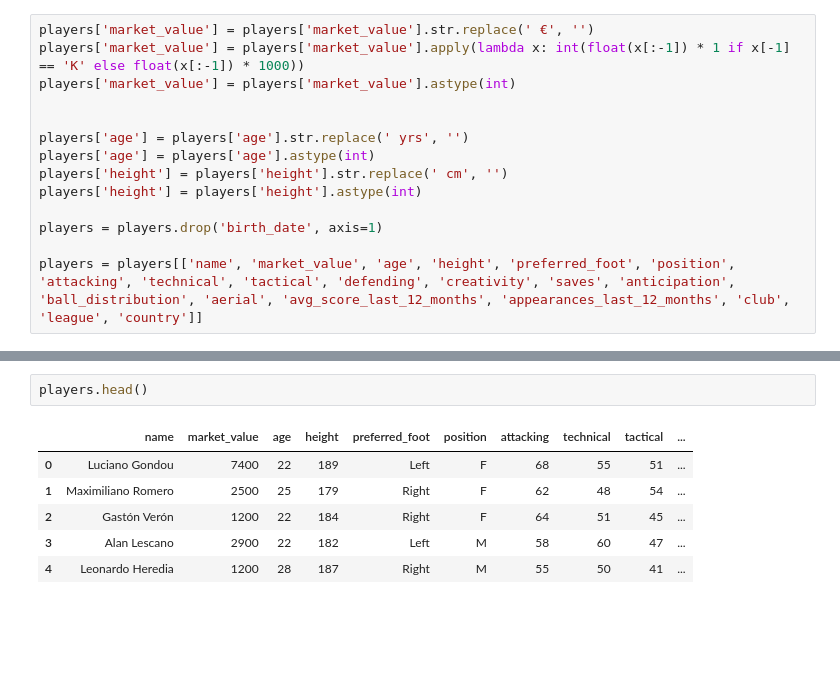
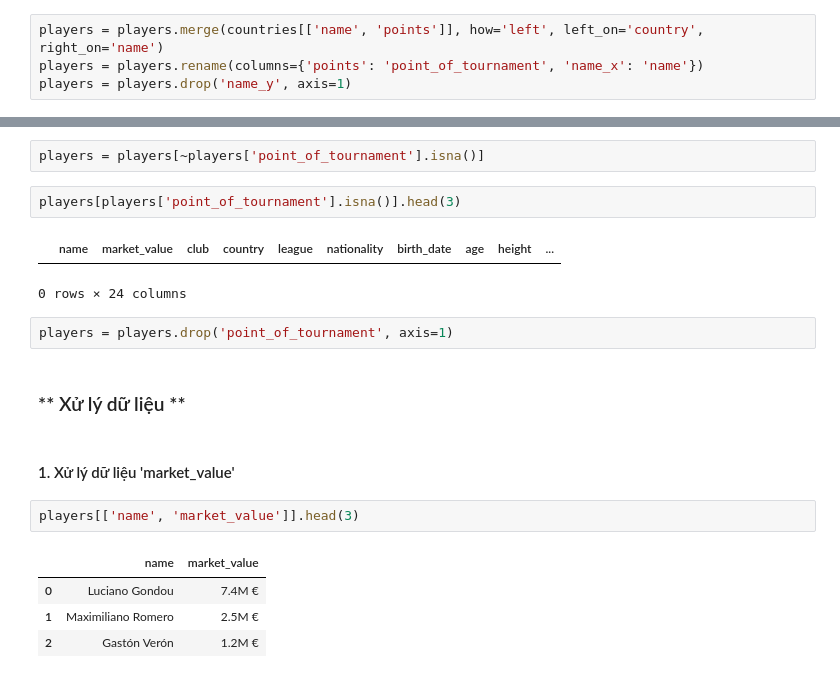
Before and after one commit to Le-Phuoc-Duy/Clustering-Player-Market, a Jupyter notebook: clean_data.ipynb, the cells around one changed output, grey strips where cells are left out. Drawn from its saved outputs; the diff is of its cells as text; blank space fills up the shorter version.

```diff
--- a/clean_data.ipynb
+++ b/clean_data.ipynb
@@ -8,14 +11,4 @@ clubs = pd.read_csv('./raw_data/club_tournament.csv')
-# %%
-players['market_value'] = players['market_value'].str.replace(' €', '')
-players['market_value'] = players['market_value'].apply(lambda x: int(float(x[:-1]) * 1 if x[-1] == 'K' else float(x[:-1]) * 1000))
-players['market_value'] = players['market_value'].astype(int)
-
-
-players['age'] = players['age'].str.replace(' yrs', '')
-players['age'] = players['age'].astype(int)
-players['height'] = players['height'].str.replace(' cm', '')
-players['height'] = players['height'].astype(int)
-
-players = players.drop('birth_date', axis=1)
-
-players = players[['name', 'market_value', 'age', 'height', 'preferred_foot', 'position', 'attacking', 'technical', 'tactical', 'defending', 'creativity', 'saves', 'anticipation', 'ball_distribution', 'aerial', 'avg_score_last_12_months', 'appearances_last_12_months', 'club', 'league', 'country']]
+# %%
+players = players.merge(countries[['name', 'points']], how='left', left_on='country', right_on='name')
+players = players.rename(columns={'points': 'point_of_tournament', 'name_x': 'name'})
+players = players.drop('name_y', axis=1)
@@ -22,9 +50,20 @@ players = players[['name', 'market_value', 'age', 'height', 'preferred_foot', 'p
+# %%
+players = players[~players['point_of_tournament'].isna()]
+# %%
+players[players['point_of_tournament'].isna()].head(3)
+# %% [output]
+|  | name | market_value | club | country | league | nationality | birth_date | age | height | ... |
+0 rows × 24 columns
+# %%
+players = players.drop('point_of_tournament', axis=1)
+# %% [markdown]
+### ** Xử lý dữ liệu **
+# %% [markdown]
+#### 1. Xử lý dữ liệu 'market_value'
 # %%
-players.head()
+players[['name', 'market_value']].head(3)
 # %% [output]
-|  | name | market_value | age | height | preferred_foot | position | attacking | technical | tactical | ... |
-| 0 | Luciano Gondou | 7400 | 22 | 189 | Left | F | 68 | 55 | 51 | ... |
-| 1 | Maximiliano Romero | 2500 | 25 | 179 | Right | F | 62 | 48 | 54 | ... |
-| 2 | Gastón Verón | 1200 | 22 | 184 | Right | F | 64 | 51 | 45 | ... |
-| 3 | Alan Lescano | 2900 | 22 | 182 | Left | M | 58 | 60 | 47 | ... |
-| 4 | Leonardo Heredia | 1200 | 28 | 187 | Right | M | 55 | 50 | 41 | ... |
+|  | name | market_value |
+| 0 | Luciano Gondou | 7.4M € |
+| 1 | Maximiliano Romero | 2.5M € |
+| 2 | Gastón Verón | 1.2M € |
```
Also changed, not shown: parts of 45 cells of this notebook, 2 other files.
